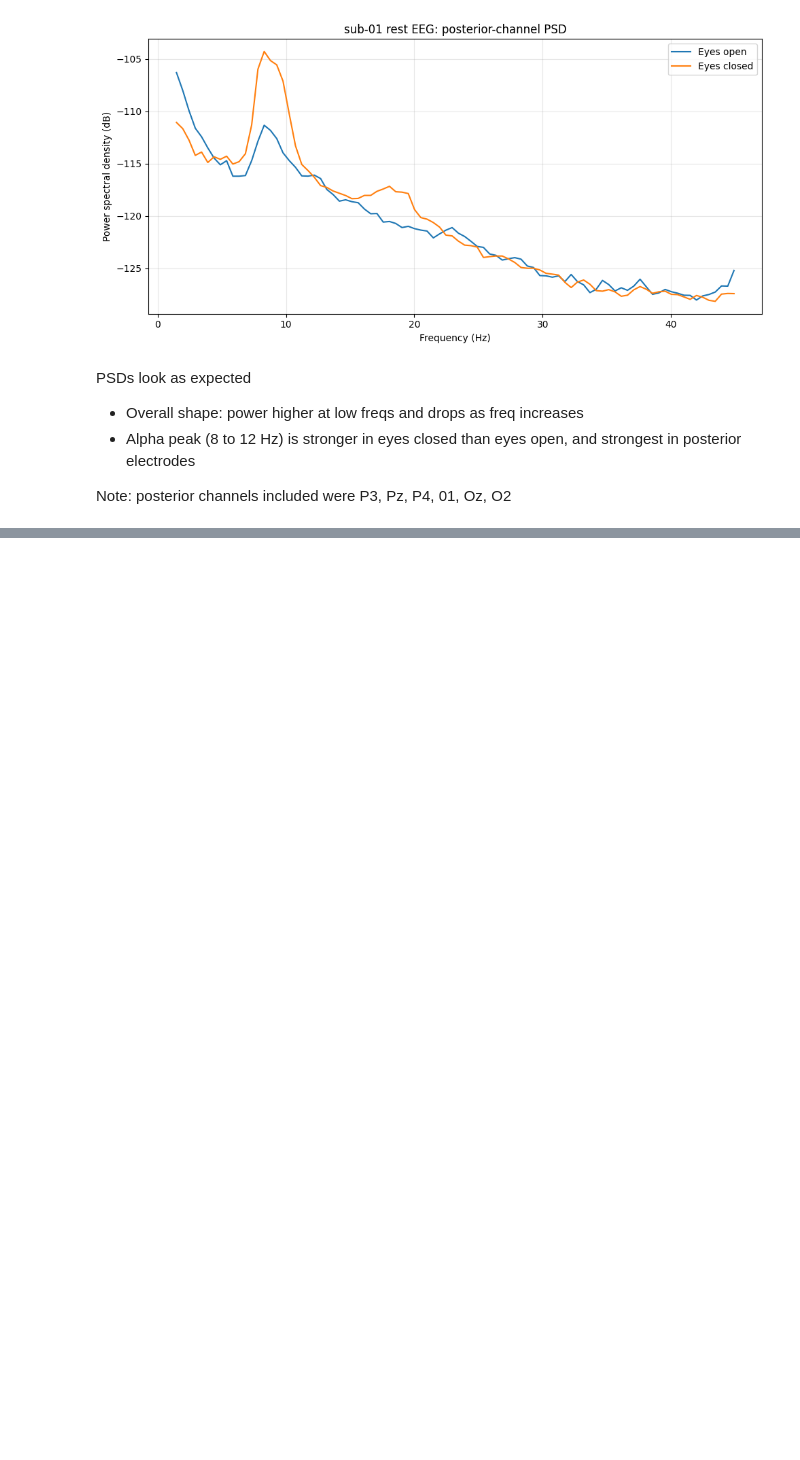
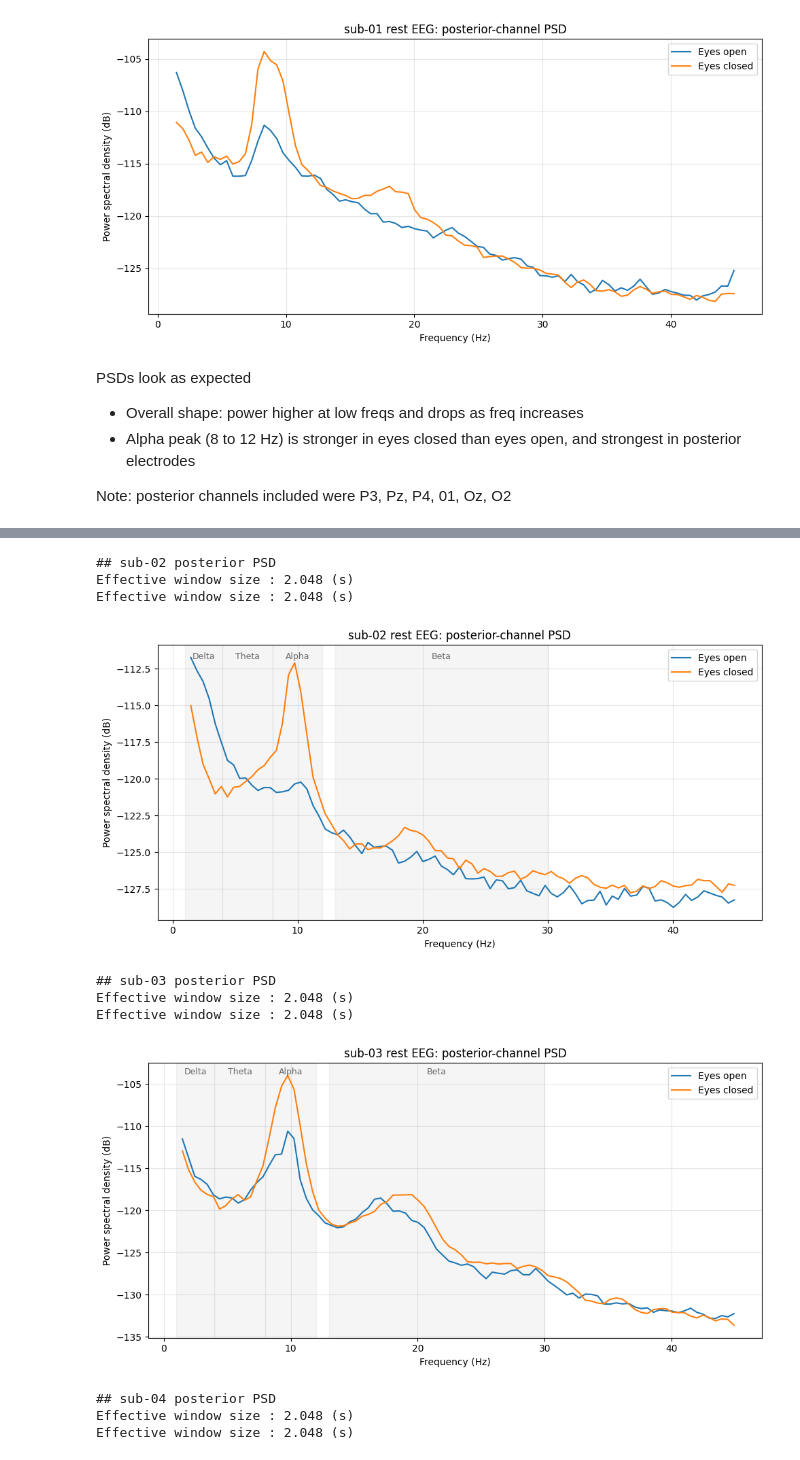
Before and after one commit to nmarryatt/neurogenetics-ml, a Jupyter notebook: notebooks/Data Exploration.ipynb, the cells around one changed output, grey strips where cells are left out. Drawn from its saved outputs; the diff is of its cells as text; code cells hidden in the pictures; blank space fills up the shorter version.

```diff
--- a/notebooks/Data Exploration.ipynb
+++ b/notebooks/Data Exploration.ipynb
@@ -325,0 +423,29 @@ Note: posterior channels included were P3, Pz, P4, 01, Oz, O2
+# %%
+for sub in subjects:
+    print(f"\n## {sub} posterior PSD")
+
+    raw_eyes_open = cropped_subjects[sub]["eyes_open"]
+    raw_eyes_closed = cropped_subjects[sub]["eyes_closed"]
+
+    fig, ax = plot_psd_comparison(
+        raw_eyes_open,
+        raw_eyes_closed,
+        fmin=1,
+        fmax=45,
+        title=f"{sub} rest EEG: posterior-channel PSD",
+        save_path=f"../figures/exploratory/{sub}_rest_psd_posterior_open_vs_closed.png",
+        posterior_only=True,
+    )
+    plt.show()
+# %% [output]
+## sub-02 posterior PSD
+Effective window size : 2.048 (s)
+Effective window size : 2.048 (s)
+[figure, added]
+## sub-03 posterior PSD
+Effective window size : 2.048 (s)
+Effective window size : 2.048 (s)
+[figure, added]
+## sub-04 posterior PSD
+Effective window size : 2.048 (s)
+Effective window size : 2.048 (s)
```
Also changed, not shown: parts of 7 cells of this notebook.
